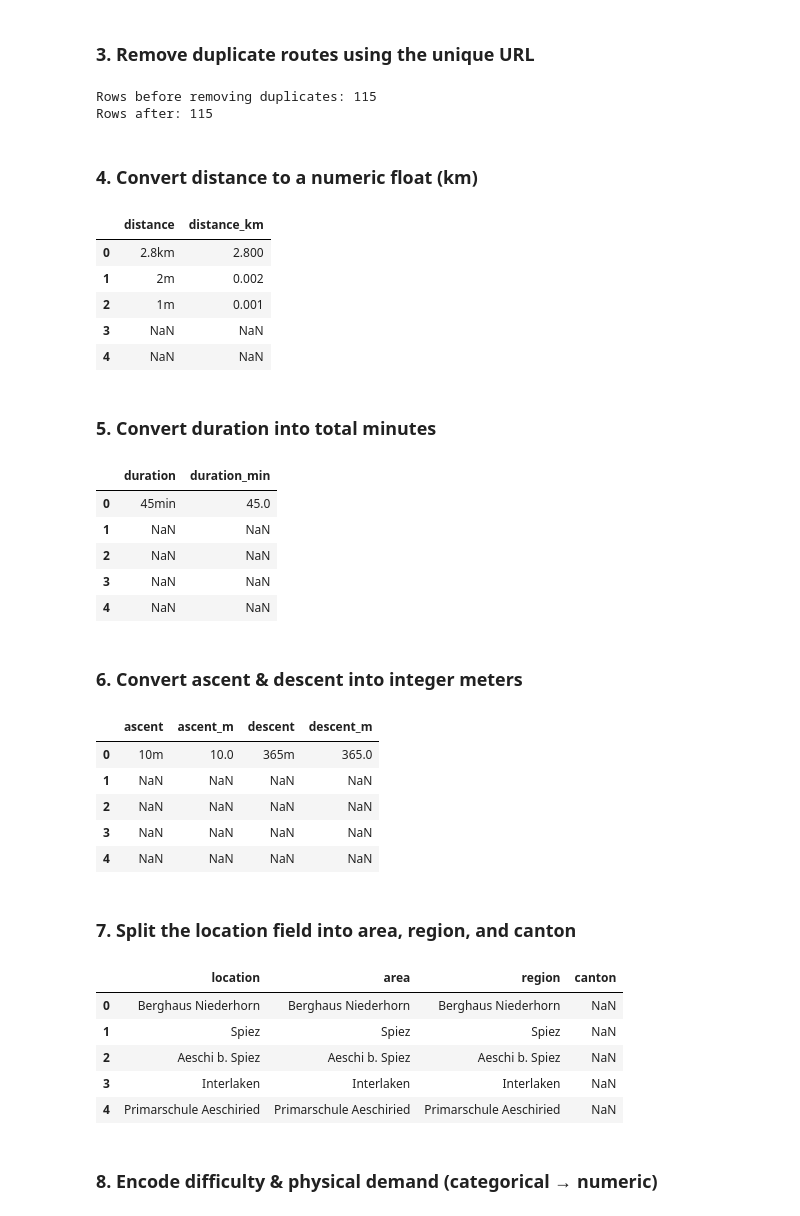
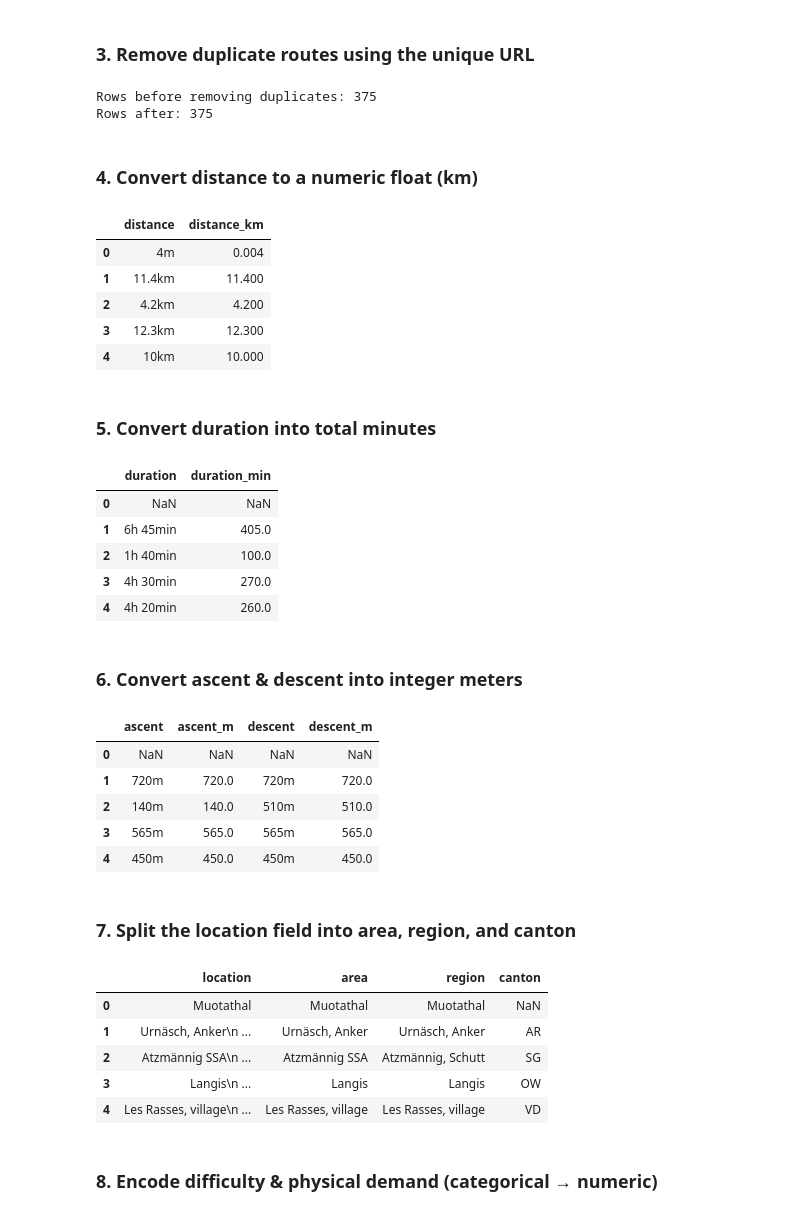
Before and after one commit to ganemmah/Schweizer_Wanderwege, a Jupyter notebook: 02_data_preparation.ipynb, the cells around one changed output. Saved outputs shown, nothing was run; the diff lists cells and outputs as text; code cells hidden in the pictures.

```diff
--- a/02_data_preparation.ipynb
+++ b/02_data_preparation.ipynb
@@ -15,7 +15,7 @@ pd.set_option("display.width", 150)
 # -----------------------------------------------------------
 # 2) Load the dataset (adjust filename if needed)
 # -----------------------------------------------------------
-df = pd.read_csv("berner_oberland.csv")
+df = pd.read_csv("schweizer_wanderwege_alle.csv")
 
 # First quick look
 df.head()
@@ -62,8 +62,8 @@ after = len(df)
 print("Rows before removing duplicates:", before)
 print("Rows after:", after)
 # %% [output]
-Rows before removing duplicates: 115
-Rows after: 115
+Rows before removing duplicates: 375
+Rows after: 375
 # %% [markdown]
 ### 4. Convert distance to a numeric float (km)
 # %%
@@ -91,11 +91,11 @@ df["distance_km"] = df["distance"].apply(parse_distance_km)
 df[["distance", "distance_km"]].head()
 # %% [output]
 |  | distance | distance_km |
-| 0 | 2.8km | 2.800 |
-| 1 | 2m | 0.002 |
-| 2 | 1m | 0.001 |
-| 3 | NaN | NaN |
-| 4 | NaN | NaN |
+| 0 | 4m | 0.004 |
+| 1 | 11.4km | 11.400 |
+| 2 | 4.2km | 4.200 |
+| 3 | 12.3km | 12.300 |
+| 4 | 10km | 10.000 |
 # %% [markdown]
 ### 5. Convert duration into total minutes
 # %%
@@ -132,11 +132,11 @@ df["duration_min"] = df["duration"].apply(duration_to_minutes)
 df[["duration", "duration_min"]].head()
 # %% [output]
 |  | duration | duration_min |
-| 0 | 45min | 45.0 |
-| 1 | NaN | NaN |
-| 2 | NaN | NaN |
-| 3 | NaN | NaN |
-| 4 | NaN | NaN |
+| 0 | NaN | NaN |
+| 1 | 6h 45min | 405.0 |
+| 2 | 1h 40min | 100.0 |
+| 3 | 4h 30min | 270.0 |
+| 4 | 4h 20min | 260.0 |
 # %% [markdown]
 ### 6. Convert ascent & descent into integer meters
 # %%
@@ -156,60 +156,60 @@ df["descent_m"] = df["descent"].apply(height_to_m)
 df[["ascent", "ascent_m", "descent", "descent_m"]].head()
 # %% [output]
 |  | ascent | ascent_m | descent | descent_m |
-| 0 | 10m | 10.0 | 365m | 365.0 |
-| 1 | NaN | NaN | NaN | NaN |
-| 2 | NaN | NaN | NaN | NaN |
-| 3 | NaN | NaN | NaN | NaN |
-| 4 | NaN | NaN | NaN | NaN |
+| 0 | NaN | NaN | NaN | NaN |
+| 1 | 720m | 720.0 | 720m | 720.0 |
+| 2 | 140m | 140.0 | 510m | 510.0 |
+| 3 | 565m | 565.0 | 565m | 565.0 |
+| 4 | 450m | 450.0 | 450m | 450.0 |
 # %% [markdown]
 ### 7. Split the location field into area, region, and canton
 # %%
 # -----------------------------------------------------------
 # The 'location' field sometimes looks like:
-# "Abländschen, Mittelberg — Saanen · BE"
+# "Abländschen, Mittelberg — Saanen • BE"
 #
 # We split this into:
 # - area        (left side of —)
 # - region      (right side of —)
-# - canton      (after the dot ·)
+# - canton      (after the bullet •)
 # -----------------------------------------------------------
 
 def extract_canton(loc):
     if pd.isna(loc): return np.nan
     # Entferne Zeilenumbrüche und überflüssige Whitespaces
     loc_clean = ' '.join(str(loc).split())
-    parts = loc_clean.split("·")
+    parts = loc_clean.split("•")
     return parts[-1].strip() if len(parts) > 1 else np.nan
 
 def extract_region(loc):
     if pd.isna(loc): return np.nan
     loc_clean = ' '.join(str(loc).split())
-    left = loc_clean.split("·")[0]
+    left = loc_clean.split("•")[0]
     if "—" in left:
         return left.split("—")[1].strip()
     return left.strip()
 
 def extract_area(loc):
     if pd.isna(loc): return np.nan
     loc_clean = ' '.join(str(loc).split())
-    left = loc_clean.split("·")[0]
+    left = loc_clean.split("•")[0]
     if "—" in left:
         return left.split("—")[0].strip()
     return left.strip()
 
 df["canton"] = df["location"].apply(extract_canton)
 df["region"] = df["location"].apply(extract_region)
 
 df["area"]   = df["location"].apply(extract_area)
 
 df[["location", "area", "region", "canton"]].head()
 # %% [output]
 |  | location | area | region | canton |
-| 0 | Berghaus Niederhorn | Berghaus Niederhorn | Berghaus Niederhorn | NaN |
-| 1 | Spiez | Spiez | Spiez | NaN |
-| 2 | Aeschi b. Spiez | Aeschi b. Spiez | Aeschi b. Spiez | NaN |
-| 3 | Interlaken | Interlaken | Interlaken | NaN |
-| 4 | Primarschule Aeschiried | Primarschule Aeschiried | Primarschule Aeschiried | NaN |
+| 0 | Muotathal | Muotathal | Muotathal | NaN |
+| 1 | Urnäsch, Anker\n ... | Urnäsch, Anker | Urnäsch, Anker | AR |
+| 2 | Atzmännig SSA\n ... | Atzmännig SSA | Atzmännig, Schutt | SG |
+| 3 | Langis\n ... | Langis | Langis | OW |
+| 4 | Les Rasses, village\n ... | Les Rasses, village | Les Rasses, village | VD |
 # %% [markdown]
 ### 8. Encode difficulty & physical demand (categorical → numeric)
 # %%
```
Also changed, not shown: parts of 6 cells of this notebook, 3 other files.
